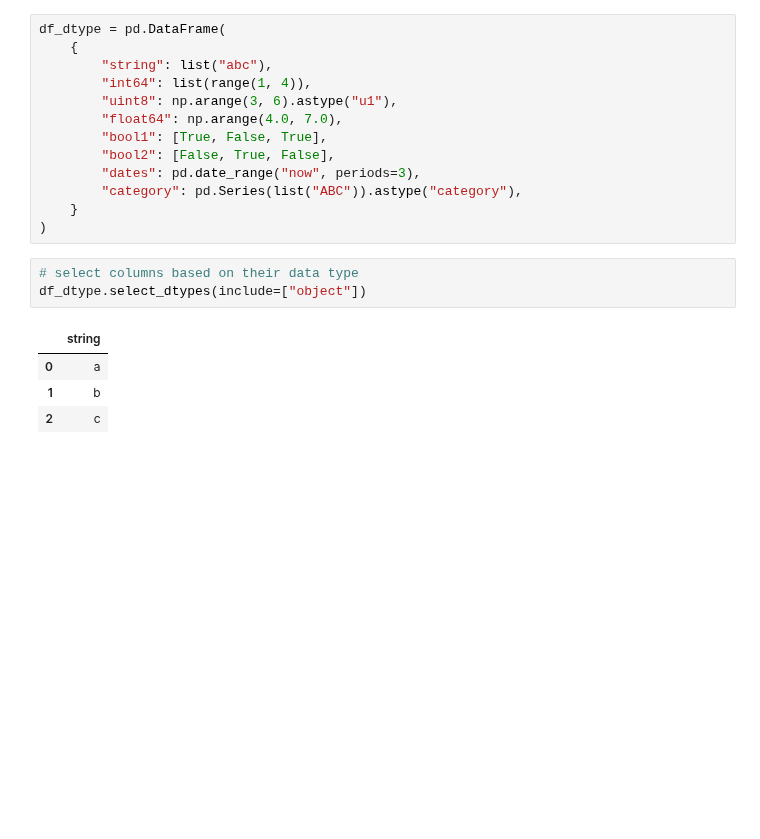
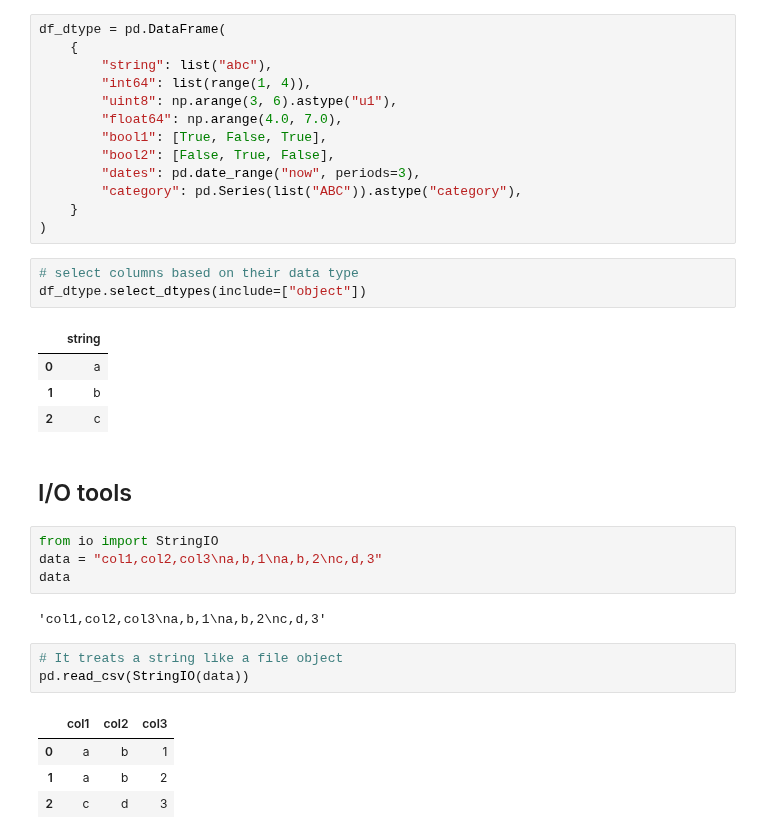
Before and after one commit to KumudithaSilva/pandas-data-science, a Jupyter notebook: Pandas.ipynb, the cells around one changed output. Cells and saved outputs as stored; diff of their text form; blank space fills up the shorter version.

Commit message:
I/O tools, StringIO

```diff
--- a/Pandas.ipynb
+++ b/Pandas.ipynb
@@ -811,3 +811,19 @@ df_dtype.select_dtypes(include=["object"])
 | 0 | a |
 | 1 | b |
 | 2 | c |
+# %% [markdown]
+## I/O tools
+# %%
+from io import StringIO
+data = "col1,col2,col3\na,b,1\na,b,2\nc,d,3"
+data
+# %% [output]
+'col1,col2,col3\na,b,1\na,b,2\nc,d,3'
+# %%
+# It treats a string like a file object
+pd.read_csv(StringIO(data))
+# %% [output]
+|  | col1 | col2 | col3 |
+| 0 | a | b | 1 |
+| 1 | a | b | 2 |
+| 2 | c | d | 3 |
```
Also changed, not shown: parts of 27 cells of this notebook.
